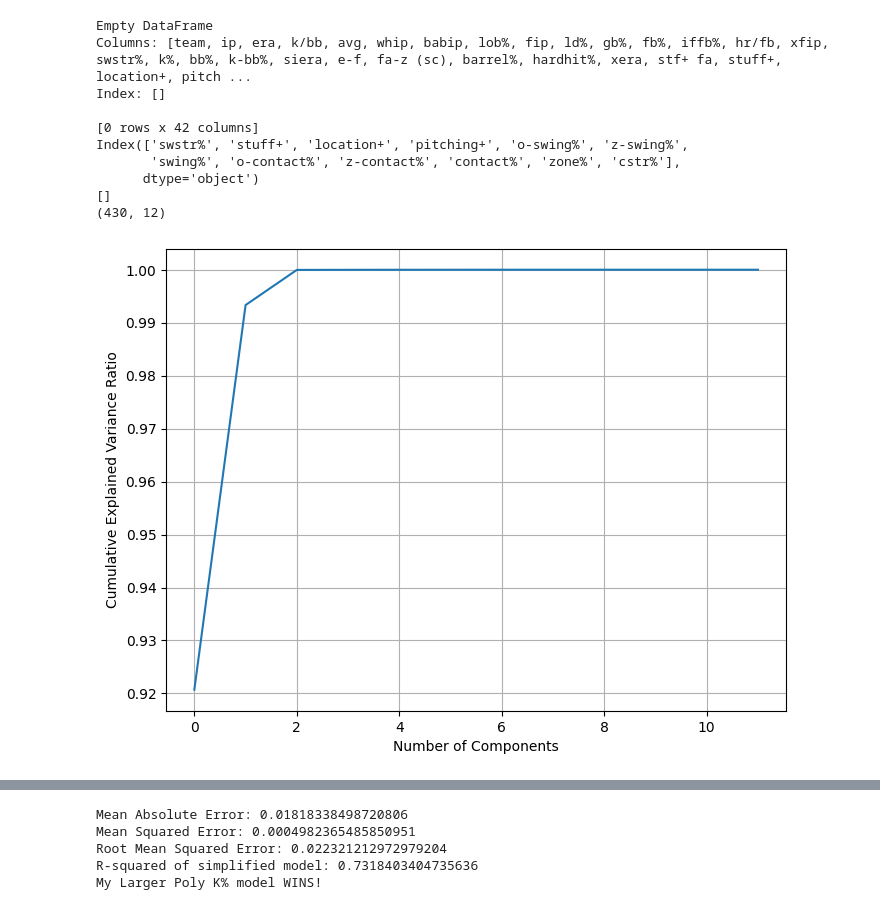
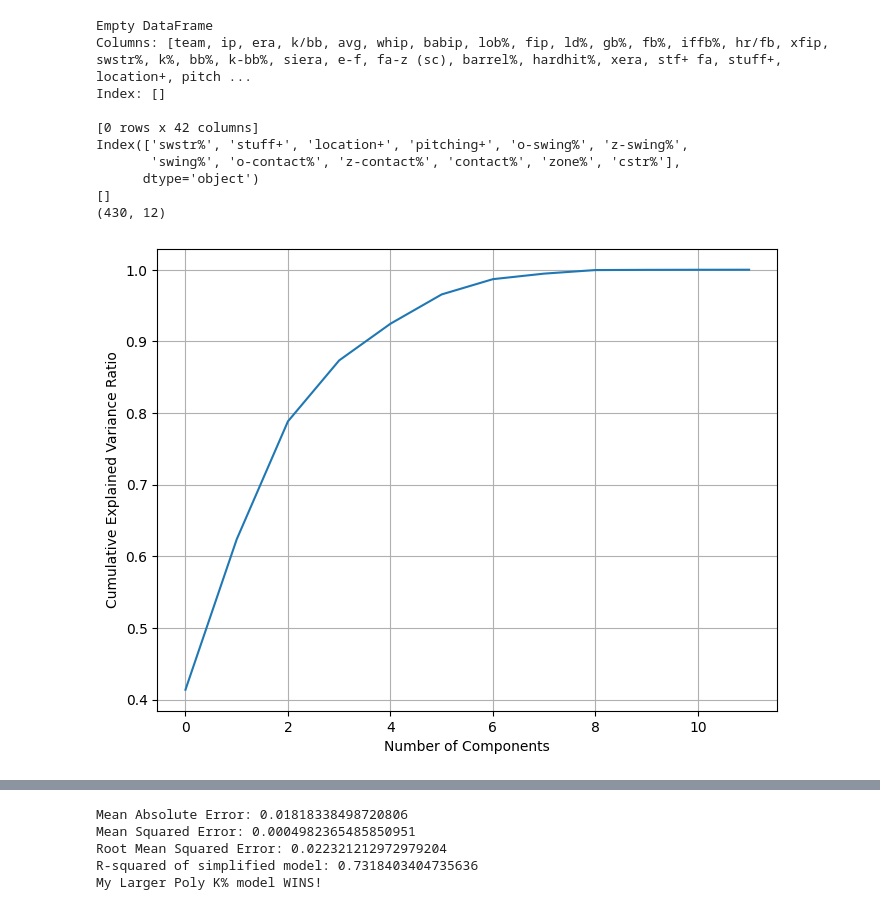
Before and after one commit to aflynn0213/K_BB_Evaluation, a Jupyter notebook: k_bb_prediction.ipynb, the cells around one changed output, grey strips where cells are left out. Saved outputs shown, nothing was run; the diff lists cells and outputs as text; code cells hidden in the pictures.

```diff
--- a/k_bb_prediction.ipynb
+++ b/k_bb_prediction.ipynb
@@ -271,7 +271,8 @@ bb= df['bb%']
 print(x.columns)
 print(x.columns[x.isna().any()].tolist())
 print(x.shape)
-#std_sc = StandardScaler().fit(X)
+ss = StandardScaler()
+x = ss.fit_transform(x)
 #X = std_sc.transform(X)
 # %% [output]
 Empty DataFrame
@@ -287,17 +288,19 @@ Index(['swstr%', 'stuff+', 'location+', 'pitching+', 'o-swing%', 'z-swing%',
 # %%
 # Init PCA object
 pca = PCA()
 # Fit the PCA to your data
 pca.fit(x)
+pca_data = pca.transform(x)
+x = pca_data[:,:6]
 # Plot cumulative explained variance ratio
 plt.figure(figsize=(8, 6))
 plt.plot(np.cumsum(pca.explained_variance_ratio_))
 plt.xlabel('Number of Components')
 plt.ylabel('Cumulative Explained Variance Ratio')
 plt.grid(True)
 plt.show()
 # %% [output]
-[figure, old version]
+[figure, new version]
 # %%
 # Dictionary to hold models for each target variable
 models = {}
```
Also changed, not shown: parts of 9 cells of this notebook, 1 other file.
